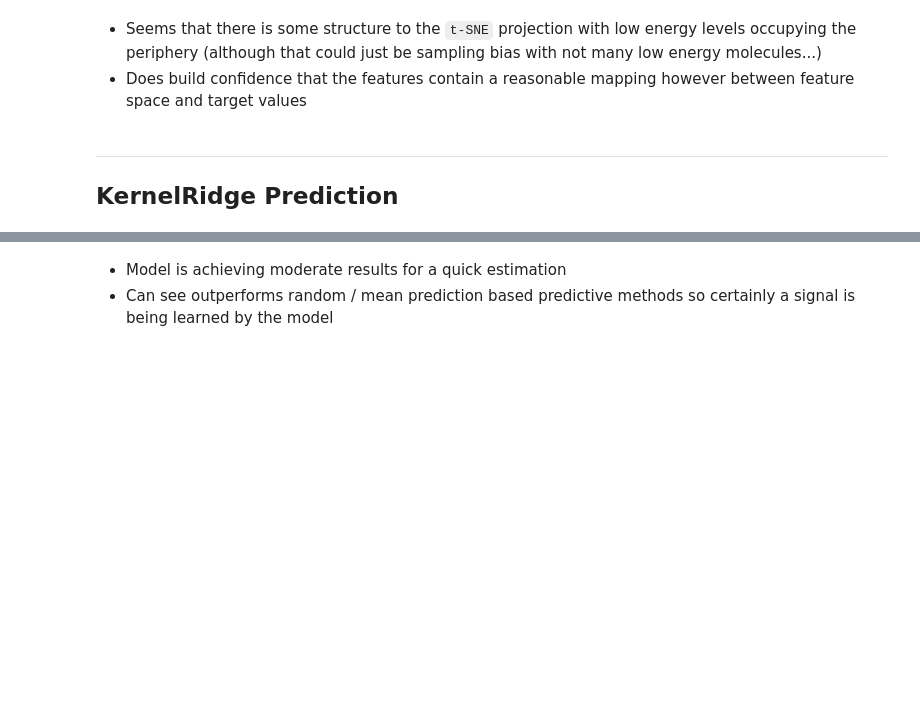
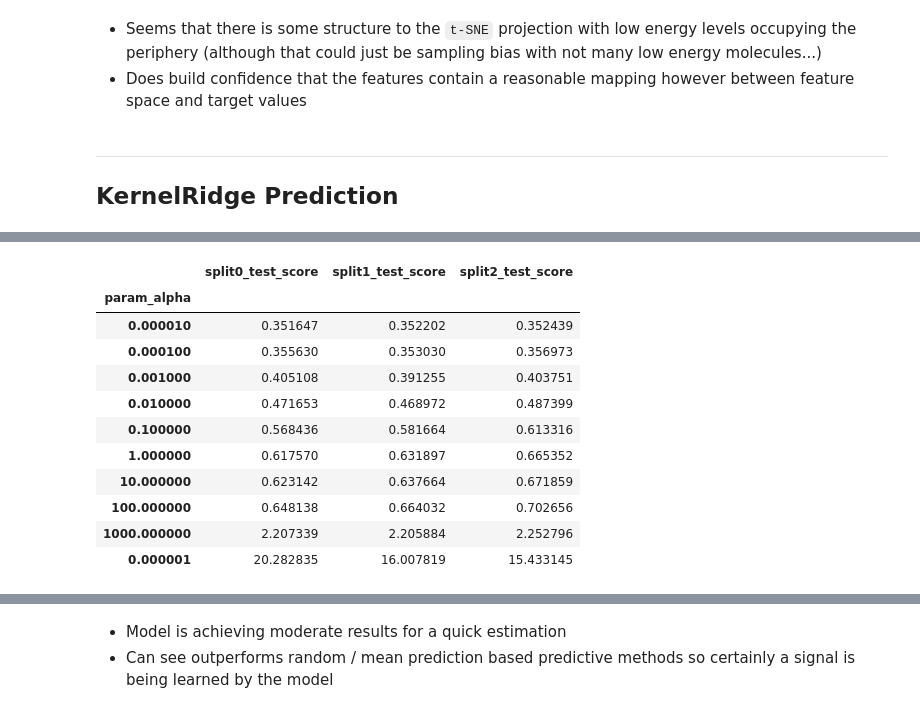
Before and after one commit to billalsohail/ML4MC, a Jupyter notebook: Calum_MBTR.ipynb, the cells around one changed output, grey strips where cells are left out. Drawn from its saved outputs; the diff is of its cells as text; code cells hidden in the pictures; blank space fills up the shorter version.

```diff
--- a/Calum_MBTR.ipynb
+++ b/Calum_MBTR.ipynb
@@ -187 +184,18 @@ Fitting 3 folds for each of 10 candidates, totalling 30 fits
 Optimal alpha value is: 1e-05
+# %%
+results = pd.DataFrame(grid.cv_results_).sort_values(by='rank_test_score')
+results = results.set_index('param_alpha')[[c for c in results.columns if 'split' in c]] * -1
+results
+# %% [output]
+|  | split0_test_score | split1_test_score | split2_test_score |
+| param_alpha |  |  |  |
+| 0.000010 | 0.351647 | 0.352202 | 0.352439 |
+| 0.000100 | 0.355630 | 0.353030 | 0.356973 |
+| 0.001000 | 0.405108 | 0.391255 | 0.403751 |
+| 0.010000 | 0.471653 | 0.468972 | 0.487399 |
+| 0.100000 | 0.568436 | 0.581664 | 0.613316 |
+| 1.000000 | 0.617570 | 0.631897 | 0.665352 |
+| 10.000000 | 0.623142 | 0.637664 | 0.671859 |
+| 100.000000 | 0.648138 | 0.664032 | 0.702656 |
+| 1000.000000 | 2.207339 | 2.205884 | 2.252796 |
+| 0.000001 | 20.282835 | 16.007819 | 15.433145 |
```
Also changed, not shown: parts of 8 cells of this notebook.
